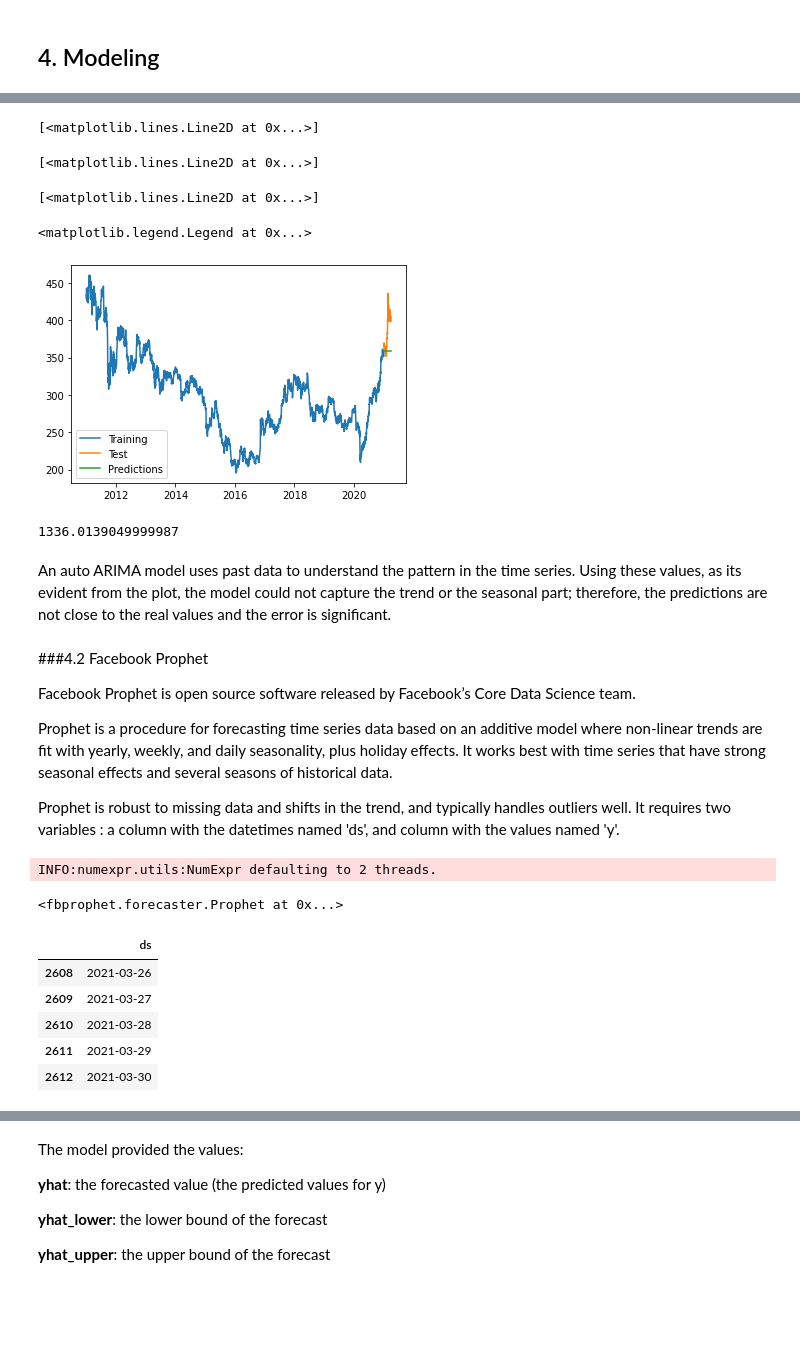
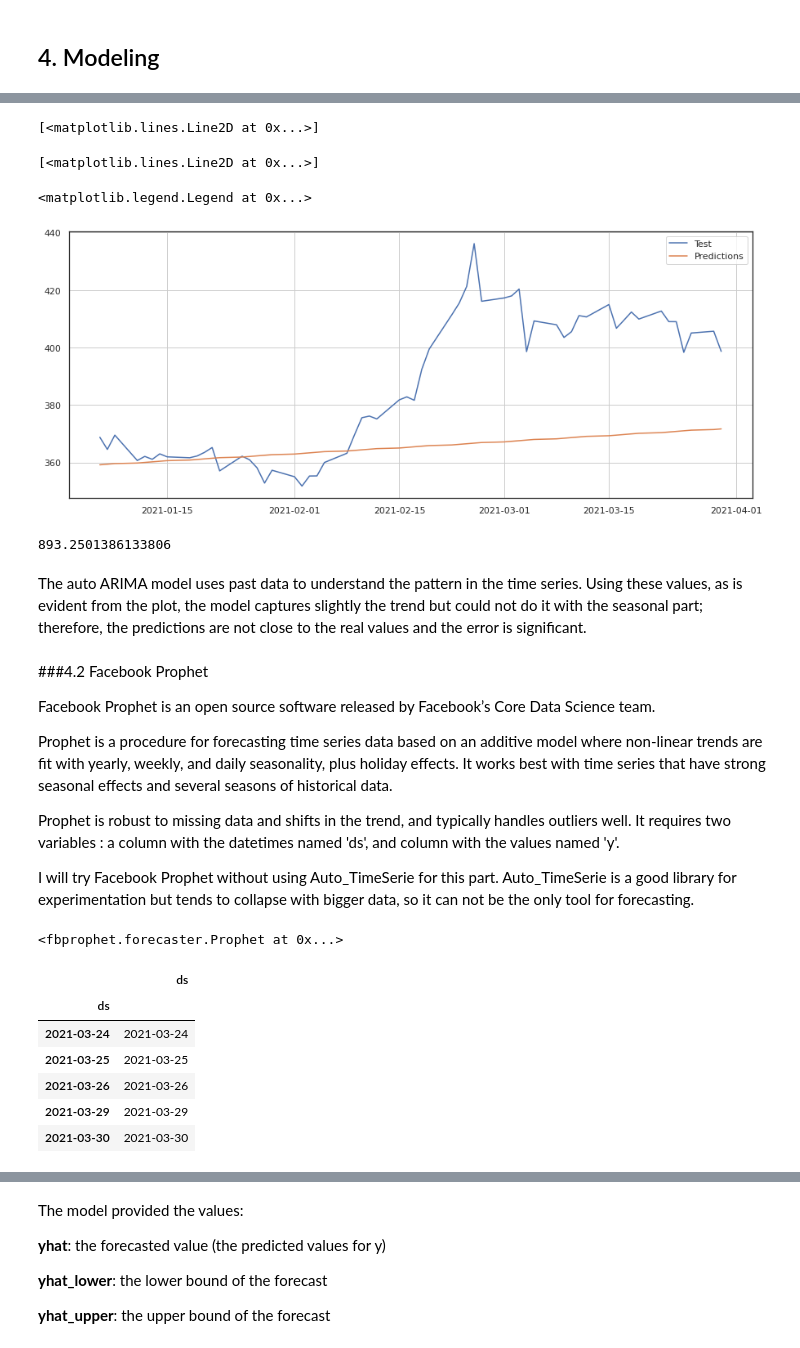
Before and after one commit to Camicb/Copper-Forecasting, a Jupyter notebook: Part_1_Price_Copper_forecasting.ipynb, the cells around one changed output, grey strips where cells are left out. Saved outputs shown, nothing was run; the diff lists cells and outputs as text; code cells hidden in the pictures; blank space fills up the shorter version.

```diff
--- a/Part_1_Price_Copper_forecasting.ipynb
+++ b/Part_1_Price_Copper_forecasting.ipynb
@@ -207,0 +146,13 @@ predictions
+# %%
+# Creating model
+model = auto_timeseries(score_type='rmse',
+                        time_interval='B',
+                        seasonal_period=30,
+                        model_type=['ARIMA'],
+                        verbose=2)
+# %%
+# Fitting model
+ts_column = 'ds'
+target = 'y'
+
+model.fit( traindata=train, ts_column=ts_column, target=target)
@@ -208,45 +213,58 @@ predictions
+# %%
+# Predictions
+future_predictions = model.predict(
+    testdata=test.drop(columns=target),
+    model='auto_SARIMAX')
+
+# Set index
+future_predictions.index = test.index
 # %%
 # Visualizing results
-plt.plot(train['y'], label='Training')
+mpl.rcParams['figure.figsize'] = (15, 6)
+mpl.rcParams['axes.grid'] = True
 plt.plot(test['y'], label='Test')
-plt.plot(predictions['predictions'], label='Predictions')
+plt.plot(future_predictions['yhat'], label='Predictions')
 plt.legend()
 # %% [output]
 [<matplotlib.lines.Line2D at 0x...>]
 [<matplotlib.lines.Line2D at 0x...>]
-[<matplotlib.lines.Line2D at 0x...>]
+<matplotlib.legend.Legend at 0x...>
-<matplotlib.legend.Legend at 0x...>
-[figure, old version]
+[figure, new version]
 # %%
 # Metrics
-mean_squared_error(test['y'], predictions['predictions'])
+mean_squared_error(test['y'], future_predictions['yhat'])
 # %% [output]
-1336.0139049999987
+893.2501386133806
 # %% [markdown]
-An auto ARIMA model uses past data to understand the pattern in the time series. Using these values, as its evident from the plot, the model could not capture the trend or the seasonal part; therefore, the predictions are not close to the real values and the error is significant.
+The auto ARIMA model uses past data to understand the pattern in the time series. Using these values, as is evident from the plot, the model captures slightly the trend but could not do it with the seasonal part; therefore, the predictions are not close to the real values and the error is significant.
 # %% [markdown]
 ###4.2 Facebook Prophet
 
-Facebook Prophet is open source software released by Facebook’s Core Data Science team.
+Facebook Prophet is an open source software released by Facebook’s Core Data Science team.
 
 Prophet is a procedure for forecasting time series data based on an additive model where non-linear trends are fit with yearly, weekly, and daily seasonality, plus holiday effects. It works best with time series that have strong seasonal effects and several seasons of historical data.
 
 Prophet is robust to missing data and shifts in the trend, and typically handles outliers well. It requires two variables : a column with the datetimes named 'ds', and column with the values named 'y'.
+
+I will try Facebook Prophet without using Auto_TimeSerie for this part.  Auto_TimeSerie is a good library for experimentation but tends to collapse with bigger data, so it can not be the only tool for forecasting.
 # %%
 # Creating model
-m= Prophet(daily_seasonality=True)
+m= Prophet()
 m.fit(train)
-future_price = m.make_future_dataframe(periods=84,freq='D')
-future_price.tail()
 # %% [output]
-INFO:numexpr.utils:NumExpr defaulting to 2 threads.
+<fbprophet.forecaster.Prophet at 0x...>
-<fbprophet.forecaster.Prophet at 0x...>
-|  | ds |
-| 2608 | 2021-03-26 |
-| 2609 | 2021-03-27 |
-| 2610 | 2021-03-28 |
-| 2611 | 2021-03-29 |
-| 2612 | 2021-03-30 |
+# %%
+# Creting the range for predictions
+future_price = test.drop(['y'], axis=1)
+future_price.tail()
+# %% [output]
+|  | ds |
+| ds |  |
+| 2021-03-24 | 2021-03-24 |
+| 2021-03-25 | 2021-03-25 |
+| 2021-03-26 | 2021-03-26 |
+| 2021-03-29 | 2021-03-29 |
+| 2021-03-30 | 2021-03-30 |
 # %%
 # Making predictions
 forecast = m.predict(future_price)
```
Also changed, not shown: parts of 22 cells of this notebook.
